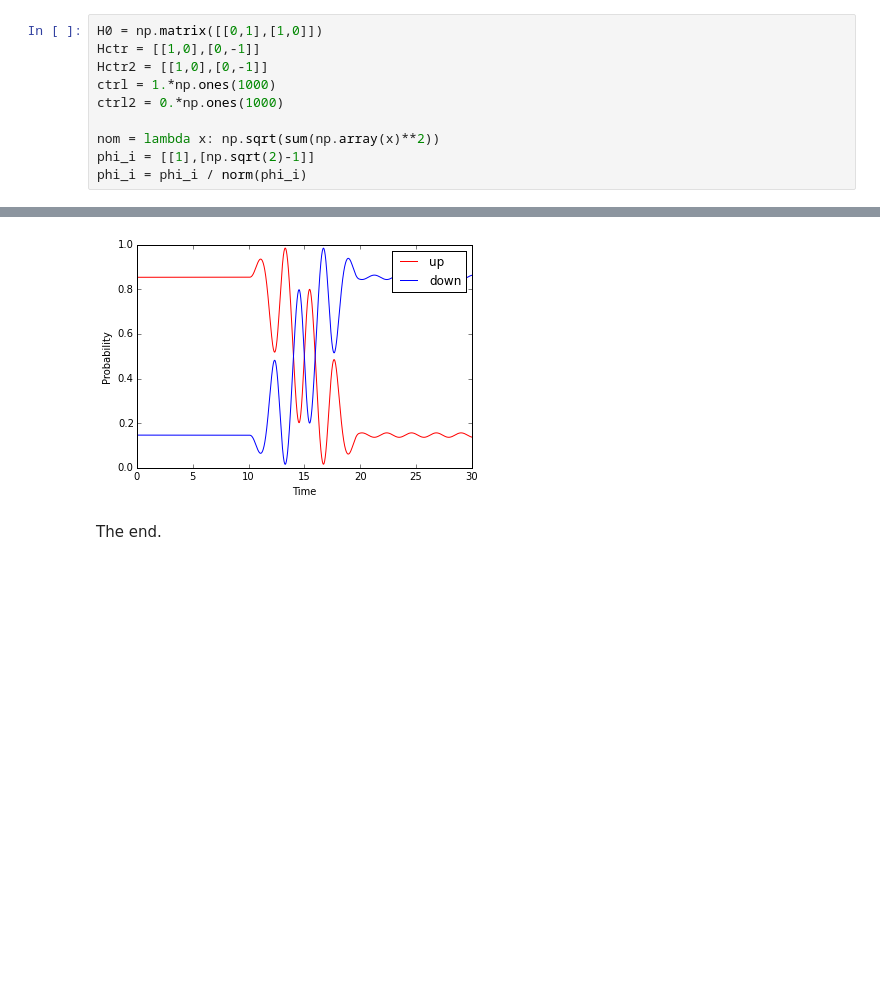
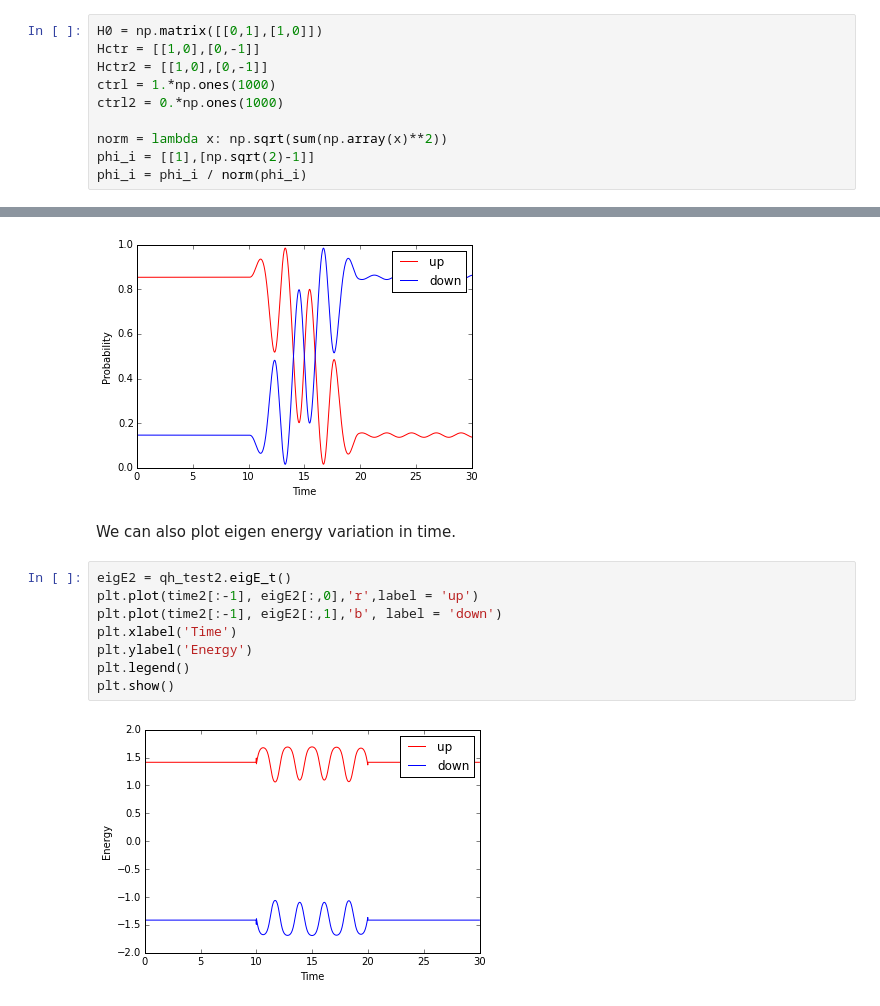
Before and after one commit to abyellow/abin-quantunm-optimal-control, a Jupyter notebook: README_EX2.ipynb, the cells around one changed output, grey strips where cells are left out. Cells and saved outputs as stored; diff of their text form; blank space fills up the shorter version.

Commit message:
add eigen energy figure

```diff
--- a/README_EX2.ipynb
+++ b/README_EX2.ipynb
@@ -16,7 +16,7 @@ Hctr2 = [[1,0],[0,-1]]
 ctrl = 1.*np.ones(1000)
 ctrl2 = 0.*np.ones(1000)
 
-nom = lambda x: np.sqrt(sum(np.array(x)**2))
+norm = lambda x: np.sqrt(sum(np.array(x)**2))
 phi_i = [[1],[np.sqrt(2)-1]]
 phi_i = phi_i / norm(phi_i)
 # %% [markdown]
@@ -111,5 +111,15 @@ plt.legend()
 plt.show()
 # %% [output]
 [figure]
-# %% [markdown]
-The end.
+# %% [markdown]
+We can also plot eigen energy variation in time.
+# %%
+eigE2 = qh_test2.eigE_t()
+plt.plot(time2[:-1], eigE2[:,0],'r',label = 'up')
+plt.plot(time2[:-1], eigE2[:,1],'b', label = 'down')
+plt.xlabel('Time')
+plt.ylabel('Energy')
+plt.legend()
+plt.show()
+# %% [output]
+[figure, added]
```
Also changed, not shown: parts of 1 cell of this notebook, 2 other files.
